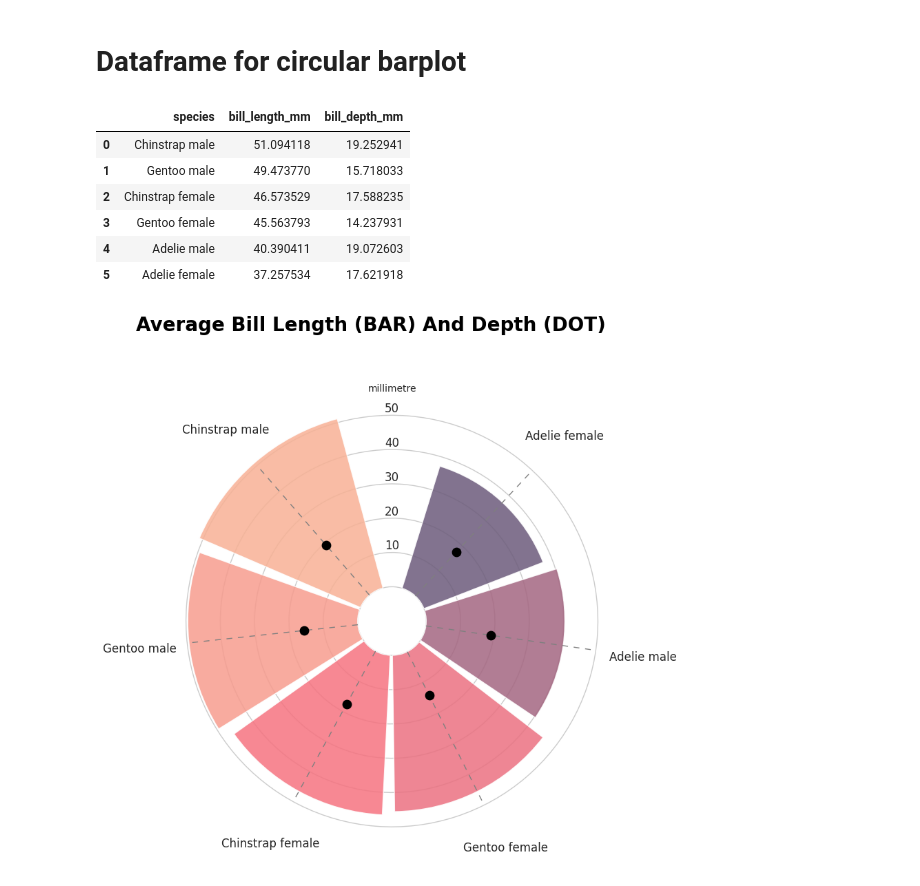
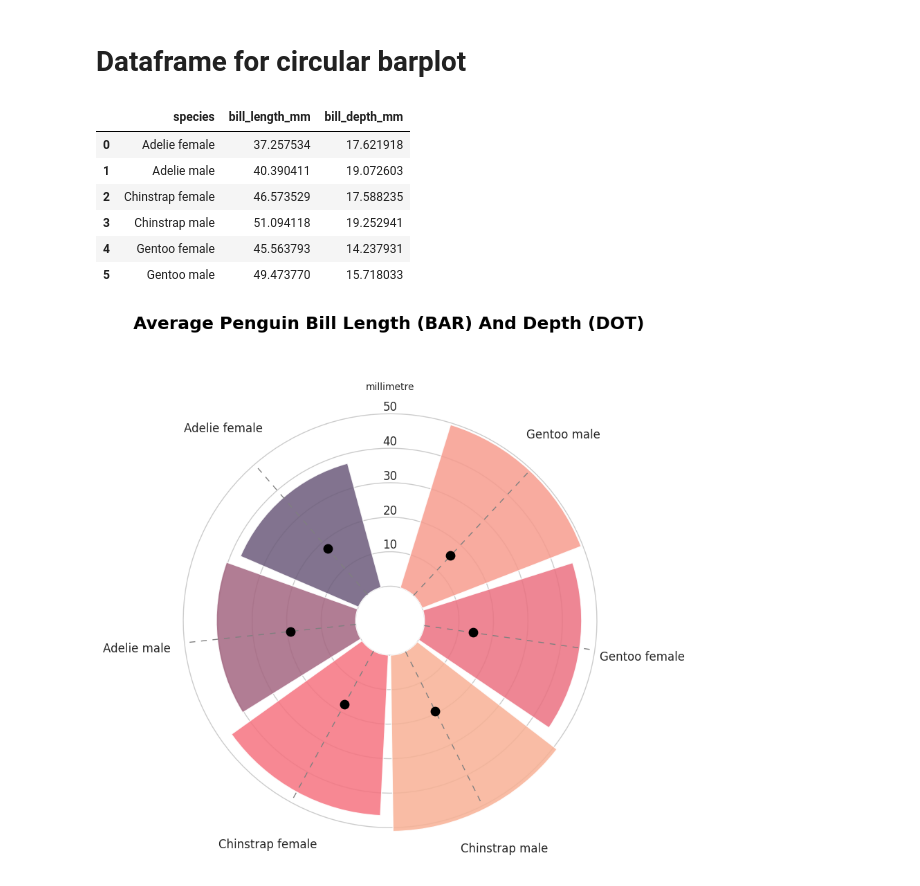
Before and after one commit to tanchu-git/penguins-python-visualization, a Jupyter notebook: penguins_visualization.ipynb, the cells around one changed output. Saved outputs shown, nothing was run; the diff lists cells and outputs as text; code cells hidden in the pictures.

Commit message:
Kaggle Notebook | Penguins Seaborn visualization | Version 1.01

```diff
--- a/penguins_visualization.ipynb
+++ b/penguins_visualization.ipynb
@@ -117,18 +117,18 @@ Text(0.5, 0.98, 'Central Tendency Of Flipper Length')
 # %% [markdown]
 # Dataframe for circular barplot
 # %%
-bill_df = penguins.groupby(['species', 'sex'], as_index=False).agg({'bill_length_mm': 'mean', 'bill_depth_mm': 'mean'}, ascending=False).sort_values("bill_length_mm", ascending=False).reset_index(drop=True)
+bill_df = penguins.groupby(['species', 'sex'], as_index=False).agg({'bill_length_mm': 'mean', 'bill_depth_mm': 'mean'}, ascending=False)#.sort_values("bill_length_mm", ascending=False).reset_index(drop=True)
 bill_df['species'] = bill_df.agg(lambda x: f"{x['species']} {x['sex']}", axis=1)
 final_bill_df = bill_df.drop('sex', axis='columns')
 final_bill_df
 # %% [output]
 |  | species | bill_length_mm | bill_depth_mm |
-| 0 | Chinstrap male | 51.094118 | 19.252941 |
-| 1 | Gentoo male | 49.473770 | 15.718033 |
+| 0 | Adelie female | 37.257534 | 17.621918 |
+| 1 | Adelie male | 40.390411 | 19.072603 |
 | 2 | Chinstrap female | 46.573529 | 17.588235 |
-| 3 | Gentoo female | 45.563793 | 14.237931 |
-| 4 | Adelie male | 40.390411 | 19.072603 |
-| 5 | Adelie female | 37.257534 | 17.621918 |
+| 3 | Chinstrap male | 51.094118 | 19.252941 |
+| 4 | Gentoo female | 45.563793 | 14.237931 |
+| 5 | Gentoo male | 49.473770 | 15.718033 |
 # %%
 # Values for the x axis - space between bars
 ANGLES = np.linspace(0.40, 2 * np.pi - 0.10, 6, endpoint=False)
@@ -181,33 +181,33 @@ ax.yaxis.grid(True)
 CATEGORIES = [r for r in CATEGORIES]
 CATEGORIES
 
 # Set the labels
 ax.set_xticks(ANGLES)
 ax.set_xticklabels(CATEGORIES, size=12)
 
 # Put grid lines for radial axis (y) at 0, 10, 20, 30, 40, 50
 ax.set_yticklabels([])
 ax.set_yticks([0, 10, 20, 30, 40, 50])
 
 # Remove spines
 ax.spines["start"].set_color("none")
 ax.spines["polar"].set_color("none")
 
 # Adjust padding of the x axis labels
 XTICKS = ax.xaxis.get_major_ticks()
 for tick in XTICKS:
     tick.set_pad(1)
 
 # Add custom annotations
 # The following represent the heights in the values of the y axis
 PAD = 1
 ax.text(-0.2 * np.pi / 2, 10 + PAD, "10", ha="center", size=12)
 ax.text(-0.2 * np.pi / 2, 20 + PAD, "20", ha="center", size=12)
 ax.text(-0.2 * np.pi / 2, 30 + PAD, "30", ha="center", size=12)
 ax.text(-0.2 * np.pi / 2, 40 + PAD, "40", ha="center", size=12)
 ax.text(-0.2 * np.pi / 2, 50 + PAD, "50", ha="center", size=12)
 ax.text(-0.2 * np.pi / 2, 56 + PAD, "millimetre", ha="center", size=10)
-title = "Average Bill Length (BAR) And Depth (DOT)"
-fig.text(0.1, 0.83, title, fontsize=20, color="black", weight="bold", ha="left", va="baseline");
+title = "Average Penguin Bill Length (BAR) And Depth (DOT)"
+fig.text(0.1, 0.83, title, fontsize=18, color="black", weight="bold", ha="left", va="baseline");
 # %% [output]
-[figure, old version]
+[figure, new version]
```
